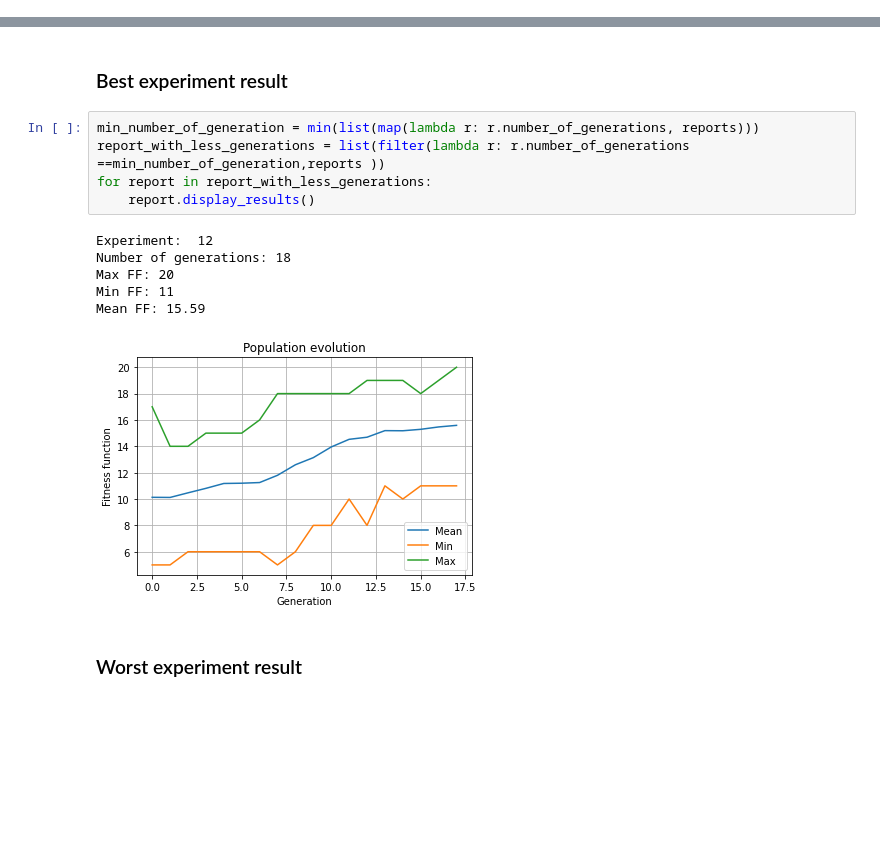
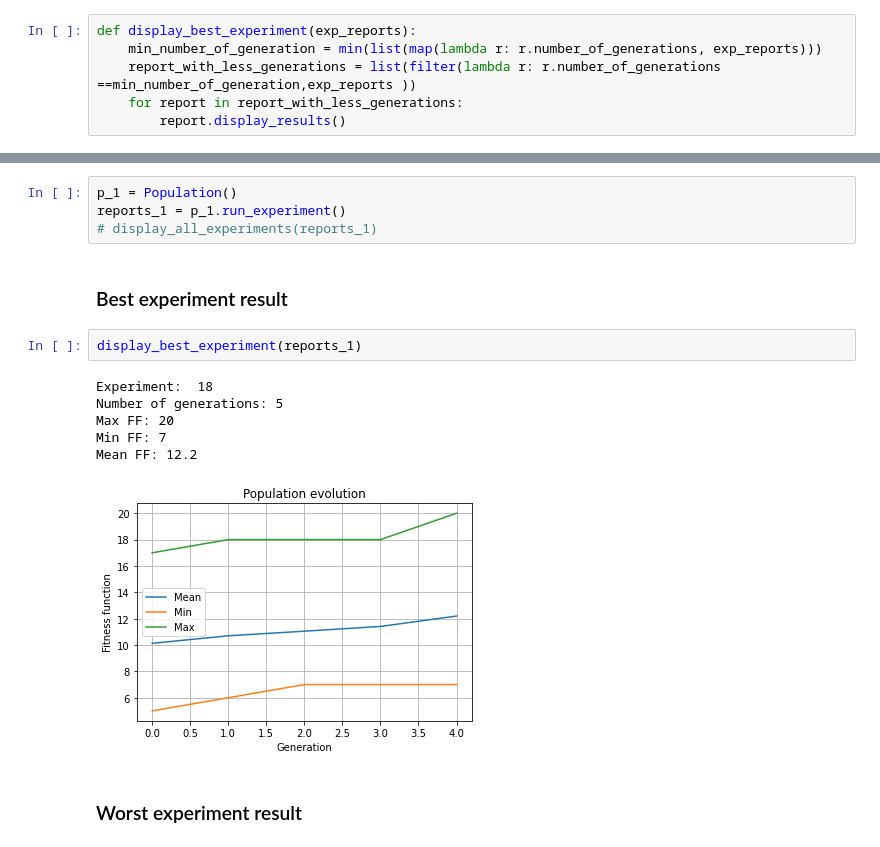
Before and after one commit to DussanFreire/Genetic-Algorithm, a Jupyter notebook: Experiments.ipynb, the cells around one changed output, grey strips where cells are left out. Cells and saved outputs as stored; diff of their text form; blank space fills up the shorter version.

Commit message:
Se hicieron todos lo experimentos del punto 2

```diff
--- a/Experiments.ipynb
+++ b/Experiments.ipynb
@@ -3,0 +8,6 @@ from pandas import DataFrame
+# %%
+def display_best_experiment(exp_reports):
+    min_number_of_generation = min(list(map(lambda r: r.number_of_generations, exp_reports)))
+    report_with_less_generations = list(filter(lambda r: r.number_of_generations ==min_number_of_generation,exp_reports ))
+    for report in report_with_less_generations:
+        report.display_results()
@@ -57,16 +45,17 @@ Mean FF: 16.82
+# %%
+p_1 = Population()
+reports_1 = p_1.run_experiment()
+# display_all_experiments(reports_1)
 # %% [markdown]
 ### Best experiment result
-# %%
-min_number_of_generation = min(list(map(lambda r: r.number_of_generations, reports)))
-report_with_less_generations = list(filter(lambda r: r.number_of_generations ==min_number_of_generation,reports ))
-for report in report_with_less_generations:
-    report.display_results()
-# %% [output]
-Experiment:  12
-Number of generations: 18
-Max FF: 20
-Min FF: 11
-Mean FF: 15.59
-[figure, removed]
+# %%
+display_best_experiment(reports_1)
+# %% [output]
+Experiment:  18
+Number of generations: 5
+Max FF: 20
+Min FF: 7
+Mean FF: 12.2
+[figure, added]
 # %% [markdown]
 ### Worst experiment result
```
Also changed, not shown: parts of 80 cells of this notebook, 2 other files.
